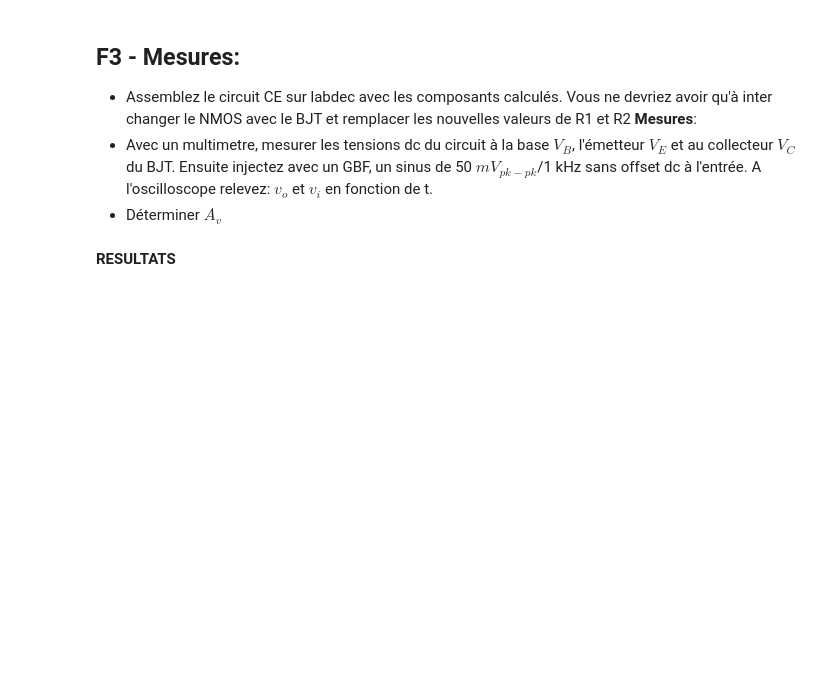
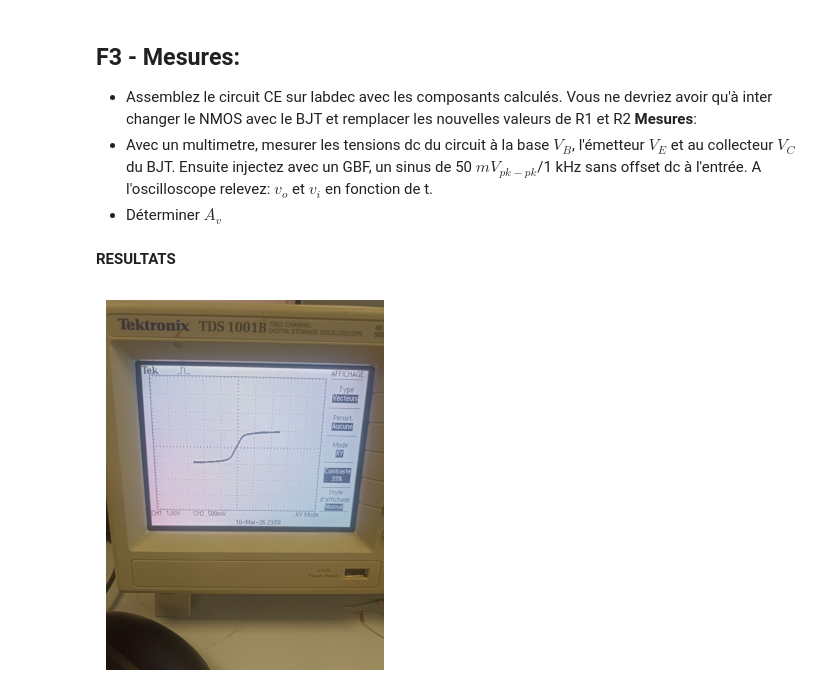
Before and after one commit to Darkzveller/EI-3_TP_conception_micro_electronique, a Jupyter notebook: Sujet_TP_YEK/TP_composants_et_circuits_microélectroniques_2026.ipynb, the cells around one changed output. Saved outputs shown, nothing was run; the diff lists cells and outputs as text; code cells hidden in the pictures; blank space fills up the shorter version.

```diff
--- a/Sujet_TP_YEK/TP_composants_et_circuits_microélectroniques_2026.ipynb
+++ b/Sujet_TP_YEK/TP_composants_et_circuits_microélectroniques_2026.ipynb
@@ -1129,0 +1112,16 @@ print("Av_EC = ", Av_EC)
+# %%
+# chemin
+image_path = os.path.join(path, "Photo", "B2_Mesures_circuits_a.jpg")
+
+# réimport propre de PIL sans casser ton init
+import PIL.Image as PILImage
+
+# ouvrir l'image
+img = PILImage.open(image_path)
+
+# afficher
+plt.imshow(img)
+plt.axis('off')
+plt.show()
+# %% [output]
+[figure, added]
```
Also changed, not shown: parts of 5 cells of this notebook, 5 other files.
